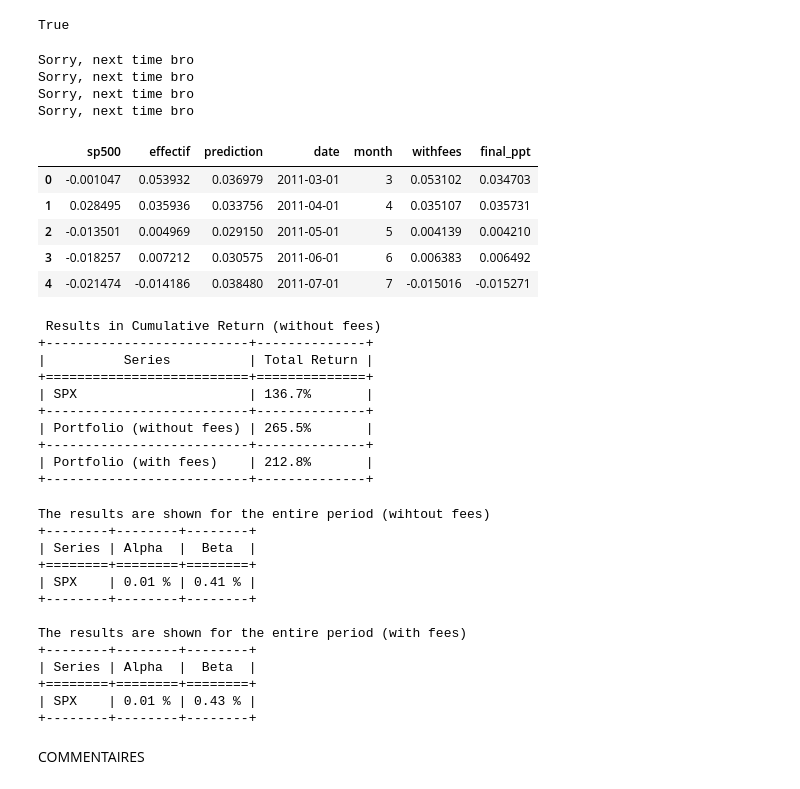
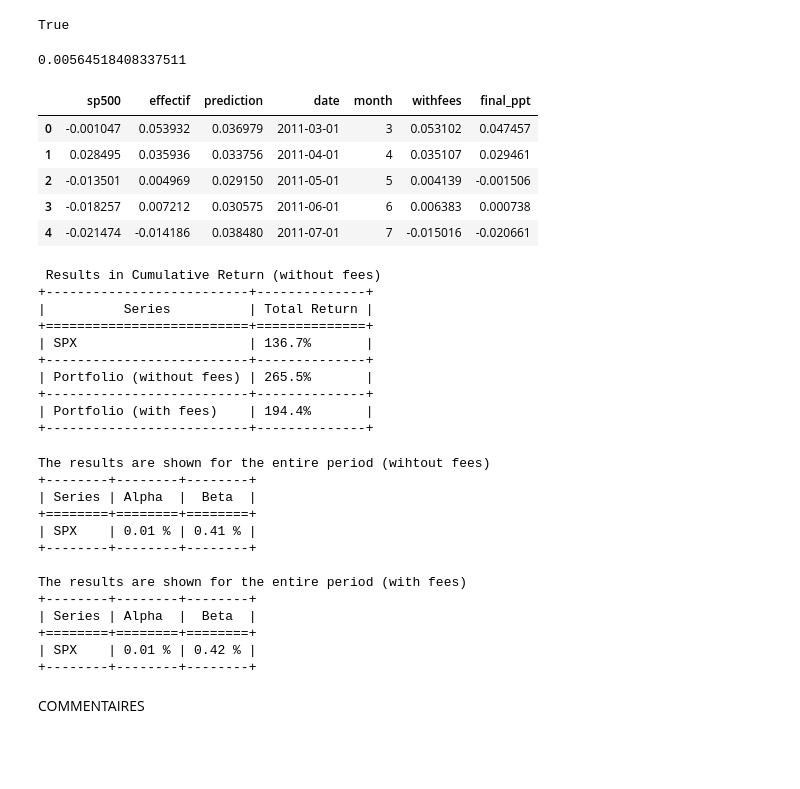
Before and after one commit to gerileka/machine_learning_portfolio, a Jupyter notebook: src/Long_only_Anal.ipynb, the cells around one changed output. Cells and saved outputs as stored; diff of their text form; code cells hidden in the pictures; blank space fills up the shorter version.

```diff
--- a/src/Long_only_Anal.ipynb
+++ b/src/Long_only_Anal.ipynb
@@ -277,88 +277,67 @@ for l1,l2 in zip(a,b):
 
     # This "if" catches the year that we had only 10 months
     if l2 - l1 < 11:
-
-        # Bonus
-        bonus = (1.2)**(1/(l2-l1+1)) - 1
-
         # It slices the dataframes and it takes the the cumprud of those current slices
         slice_df =  df.iloc[ l1: l2+1]
         spxcpr = (1 + slice_df['sp500'].values).cumprod()
         pptcpr = (1 + slice_df['withfees'].values).cumprod()
+        # Bonus
+        bonus = (1+(pptcpr[-1]-spxcpr[-1])*(0.2))**(1/(10)) - 1
+#         print(bonus)
         if pptcpr[-1] > spxcpr[-1]:
+#             pptcpr = pptcpr - bonus
+            perfo_fees= slice_df['withfees'].values - bonus
+        else:
+            perfo_fees= slice_df['withfees'].values
 
-            pptcpr = pptcpr - bonus
-
-        else:
-
-            print('Sorry, next time bro')
-
-        # This part will reverse the cumprod : explanation en bas grooooooooos
-        fist = pptcpr[0] - 1
-        pptcpr = pptcpr[::-1]
-        pptcpr = np.divide(pptcpr[:-1],pptcpr[1:]) - 1
-        pptcpr = pptcpr[::-1]
-        pptcpr = [fist] + list(pptcpr)
-
-        portfolio_final.append(pptcpr)
+        portfolio_final.append(perfo_fees)
 
     # This "if" catches the years that are full 12 months
     elif l2 - l1 == 12:
-
-        bonus = (1.2)**(1/12) - 1
 
         slice_df = df.iloc[ l1+1: l2+1]
         spxcpr = (1 + slice_df['sp500'].values).cumprod()
         pptcpr = (1 + slice_df['withfees'].values).cumprod()
 
+        bonus = (1+(pptcpr[-1]-spxcpr[-1])*(0.2))**(1/(12)) - 1
+
         if pptcpr[-1] > spxcpr[-1]:
-            pptcpr = pptcpr - bonus
+#             pptcpr = pptcpr - bonus
+            perfo_fees= slice_df['withfees'].values - bonus
         else:
-            print('Sorry, next time bro')
+            perfo_fees= slice_df['withfees'].values
 
-        fist = pptcpr[0] - 1
-        pptcpr = pptcpr[::-1]
-        pptcpr = np.divide(pptcpr[:-1],pptcpr[1:]) - 1
-        pptcpr = pptcpr[::-1]
-        pptcpr = [fist] + list(pptcpr)
-
-        portfolio_final.append(pptcpr)
+        portfolio_final.append(perfo_fees)
 
     # This "if" catches the years that we had 11 months
     elif l2 - l1 == 11 :
 
-        bonus = (1.2)**(1/(l2-l1)) - 1
         slice_df = df.iloc[ l1+1: l2+1]
         spxcpr = (1 + slice_df['sp500'].values).cumprod()
         pptcpr = (1 + slice_df['withfees'].values).cumprod()
 
+        bonus = (1+(pptcpr[-1]-spxcpr[-1])*(0.2))**(1/(11)) - 1
+
         if pptcpr[-1] > spxcpr[-1]:
-            pptcpr = pptcpr - bonus
+#             pptcpr = pptcpr - bonus
+            perfo_fees= slice_df['withfees'].values - bonus
         else:
-            print('Sorry, next time bro')
+            perfo_fees= slice_df['withfees'].values
 
-        fist = pptcpr[0] - 1
-        pptcpr = pptcpr[::-1]
-        pptcpr = np.divide(pptcpr[:-1],pptcpr[1:]) - 1
-        pptcpr = pptcpr[::-1]
-        pptcpr = [fist] + list(pptcpr)
-        portfolio_final.append(pptcpr)
+        portfolio_final.append(perfo_fees)
 
 df['final_ppt'] = np.concatenate(portfolio_final, axis=0)
 
 data2= df.copy()
 data2.head()
 # %% [output]
-Sorry, next time bro
-Sorry, next time bro
-Sorry, next time bro
-Sorry, next time bro
+0.00564518408337511
 |  | sp500 | effectif | prediction | date | month | withfees | final_ppt |
-| 0 | -0.001047 | 0.053932 | 0.036979 | 2011-03-01 | 3 | 0.053102 | 0.034703 |
-| 1 | 0.028495 | 0.035936 | 0.033756 | 2011-04-01 | 4 | 0.035107 | 0.035731 |
-| 2 | -0.013501 | 0.004969 | 0.029150 | 2011-05-01 | 5 | 0.004139 | 0.004210 |
-| 3 | -0.018257 | 0.007212 | 0.030575 | 2011-06-01 | 6 | 0.006383 | 0.006492 |
-| 4 | -0.021474 | -0.014186 | 0.038480 | 2011-07-01 | 7 | -0.015016 | -0.015271 |
+| 0 | -0.001047 | 0.053932 | 0.036979 | 2011-03-01 | 3 | 0.053102 | 0.047457 |
+| 1 | 0.028495 | 0.035936 | 0.033756 | 2011-04-01 | 4 | 0.035107 | 0.029461 |
+| 2 | -0.013501 | 0.004969 | 0.029150 | 2011-05-01 | 5 | 0.004139 | -0.001506 |
+| 3 | -0.018257 | 0.007212 | 0.030575 | 2011-06-01 | 6 | 0.006383 | 0.000738 |
+| 4 | -0.021474 | -0.014186 | 0.038480 | 2011-07-01 | 7 | -0.015016 | -0.020661 |
 # %%
 t = Texttable()
 t.add_rows([['Series', 'Total Return'],
@@ -381,7 +360,7 @@ print(t.draw())
 +--------------------------+--------------+
 | Portfolio (without fees) | 265.5%       |
 +--------------------------+--------------+
-| Portfolio (with fees)    | 212.8%       |
+| Portfolio (with fees)    | 194.4%       |
 +--------------------------+--------------+
 # %%
 def alpha_beta(x,y,verbose = True):
@@ -424,7 +403,7 @@ The results are shown for the entire period (with fees)
 +--------+--------+--------+
 | Series | Alpha  |  Beta  |
 +========+========+========+
-| SPX    | 0.01 % | 0.43 % |
+| SPX    | 0.01 % | 0.42 % |
 +--------+--------+--------+
 # %% [markdown]
 COMMENTAIRES
```
Also changed, not shown: parts of 2 cells of this notebook.
